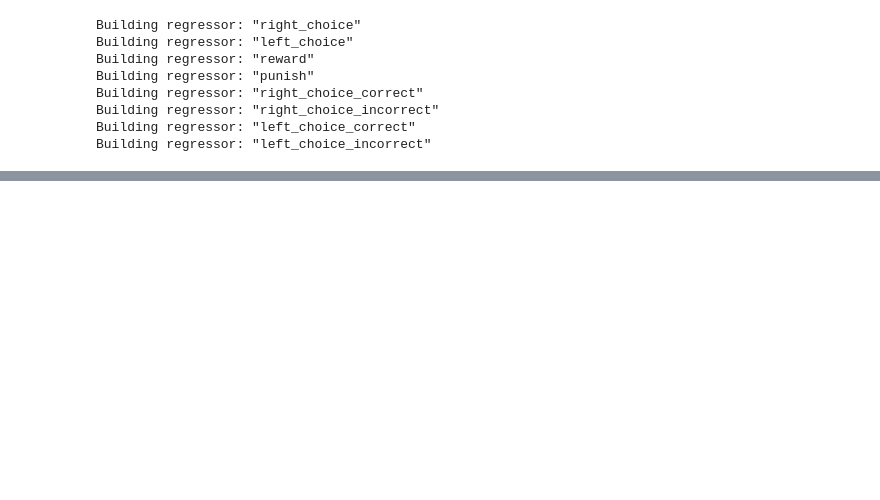
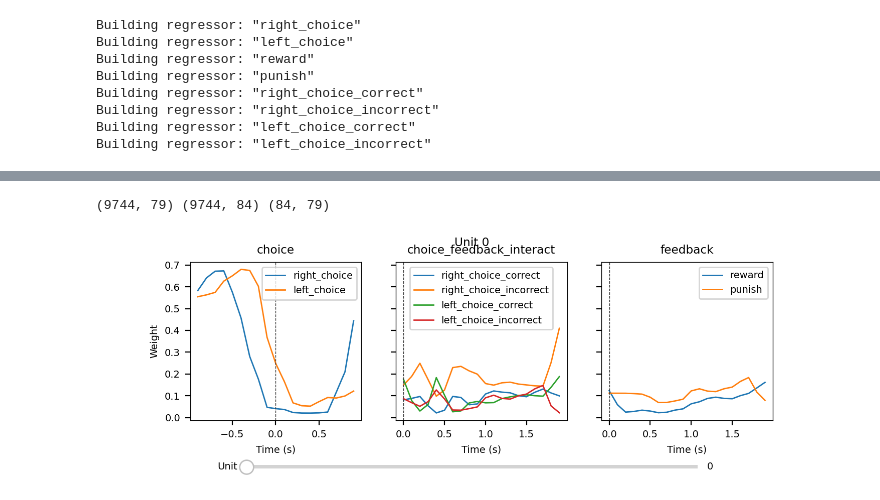
Before and after one commit to stellinaao/df-rnns, a Jupyter notebook: notebooks/df_dm.ipynb, the cells around one changed output, grey strips where cells are left out. Cells and saved outputs as stored; diff of their text form; code cells hidden in the pictures; blank space fills up the shorter version.

Commit message:
neuron viewer! and renderers!! - SA

```diff
--- a/notebooks/df_dm.ipynb
+++ b/notebooks/df_dm.ipynb
@@ -24,5 +30,20 @@ shutup.please()
 # %%
+# Load data
+
 trial_data_all = np.load("../vars/trial_data_all_MM012_MM013_all5.npz", allow_pickle=True)['arr_0']
 session_data_all = np.load("../vars/session_data_all_MM012_MM013_all5.npz", allow_pickle=True)['arr_0']
 unit_spike_times_all = np.load("../vars/unit_spike_times_all_MM012_MM013_all5.npz", allow_pickle=True)['arr_0']
 regions_all = np.load("../vars/regions_all_MM012_MM013_all5.npz", allow_pickle=True)['arr_0']
+
+MB_sig_sess = np.load("../vars/MB_sigs_sess.npz", allow_pickle=True)['arr_0']
+MF_sig_sess = np.load("../vars/MF_sigs_sess.npz", allow_pickle=True)['arr_0']
+
+subj_idx=0; sess_idx=0 # 0 and 9
+
+trial_data = trial_data_all[subj_idx][sess_idx]
+session_data = session_data_all[subj_idx][sess_idx]
+spike_times = unit_spike_times_all[subj_idx][sess_idx]['ACC']
+mb_sigms = MB_sig_sess[sess_idx]
+mf_sigms = MF_sig_sess[sess_idx]
+
+trial_data = add_sigmoid_params(trial_data, session_data, mb_sigms, mf_sigms)
@@ -41,2 +49,0 @@ trial_data['iblock']
-# %%
-trial_data['mf_offset'] = trial_data['iblock'].isin(session_data['MBblocks']).astype(int)
@@ -200,8 +175,12 @@ coefs = np.stack(coefs)
 print(Y.shape, X.shape, coefs.T.shape)
 
 dmat.set_coefficients(coefs.T)
+# %% [output]
+(9744, 79) (9744, 84) (84, 79)
 # %%
 from renderers import *
 # %%
-# r_kernel = KernelRenderer(model, dmat, bias)
-# viewer_kernels = NeuronViewer(num_units=peth.shape[0], render_func=r_kernel, ymin=r_kernel.ymin, ymax=r_kernel.ymax)
+r_kernel = KernelRenderer(model, dmat, bias)
+viewer_kernels = NeuronViewer(num_units=peth.shape[0], render_func=r_kernel, ncols=len(r_kernel.all_tags))
+# %% [output]
+[figure, added]
```
Also changed, not shown: parts of 20 cells of this notebook, 5 other files.
